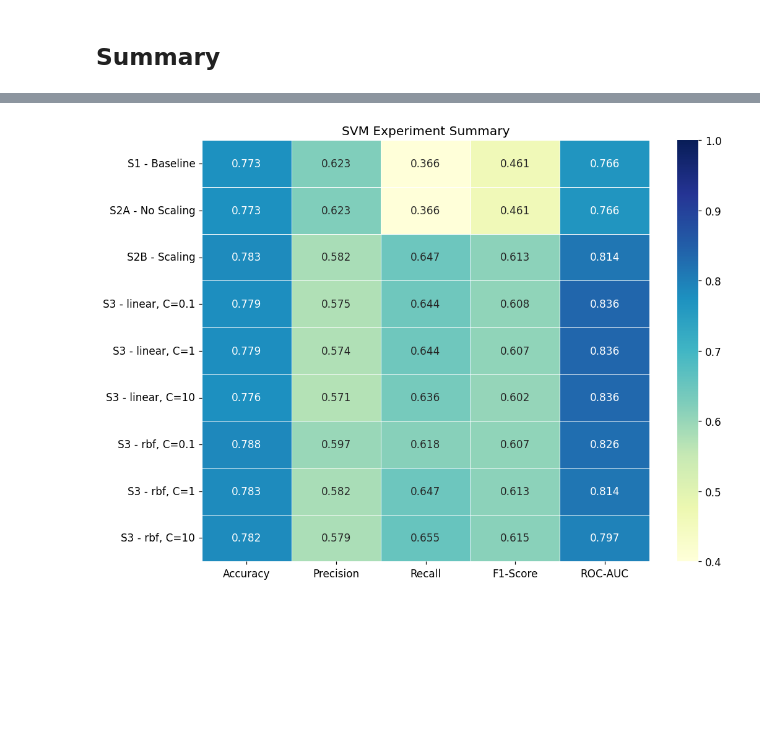
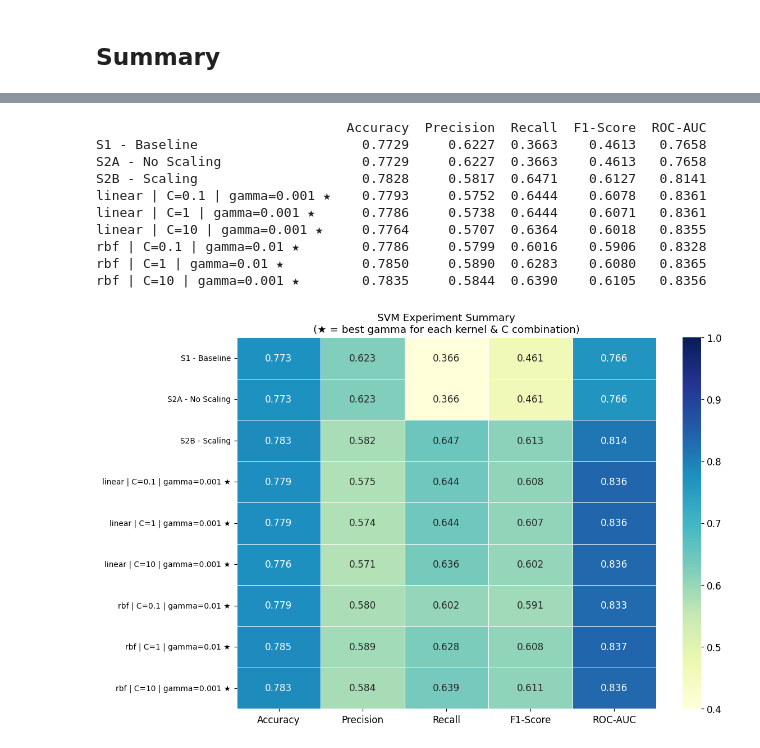
Before and after one commit to lemodoescoding/fp-ml-2026, a Jupyter notebook: svm.ipynb, the cells around one changed output, grey strips where cells are left out. Cells and saved outputs as stored; diff of their text form; code cells hidden in the pictures; blank space fills up the shorter version.

```diff
--- a/svm.ipynb
+++ b/svm.ipynb
@@ -727,17 +803,61 @@ S3 - rbf, C=10        0.7821     0.5792  0.6551    0.6148   0.7972
 # %%
-fig, ax = plt.subplots(figsize=(10, 7))
+# Summary heatmap: S1/S2 baselines + best gamma per (kernel, C) combo
+best_s3_results = {}
+for kernel in ["linear", "rbf"]:
+    for c_val in [0.1, 1, 10]:
+        c_str = f"C={c_val}"
+        candidates = {
+            label: result
+            for label, result in scenario_3_results.items()
+            if label.startswith(kernel) and f"C={c_val}," in label
+        }
+        best_label, best_result = max(
+            candidates.items(),
+            key=lambda x: x[1]["metrics"]["ROC-AUC"],
+        )
+        # Extract gamma from label e.g. "linear, C=0.1, gamma=0.001"
+        gamma_str = best_label.split(", ")[2]  # 'gamma=0.001'
+        row_label = f"{kernel} | {c_str} | {gamma_str} ★"
+        best_s3_results[row_label] = best_result["metrics"]
+
+summary_results = {
+    "S1 - Baseline":    baseline_result["metrics"],
+    "S2A - No Scaling": no_scaling_result["metrics"],
+    "S2B - Scaling":    scaling_result["metrics"],
+    **best_s3_results,
+}
+
+summary_df = pd.DataFrame(summary_results).T.round(4)
+print(summary_df.to_string())
+
+fig, ax = plt.subplots(figsize=(11, 7))
 sns.heatmap(
     summary_df,
     annot=True,
     fmt=".3f",
     cmap="YlGnBu",
     linewidths=0.5,
     ax=ax,
     vmin=0.4,
     vmax=1.0,
 )
-ax.set_title("SVM Experiment Summary")
+ax.set_yticklabels(ax.get_yticklabels(), rotation=0, fontsize=9)
+ax.set_title(
+    "SVM Experiment Summary\n"
+    "(★ = best gamma for each kernel & C combination)",
+    fontsize=12,
+)
 plt.tight_layout()
 plt.show()
 # %% [output]
+                                Accuracy  Precision  Recall  F1-Score  ROC-AUC
+S1 - Baseline                     0.7729     0.6227  0.3663    0.4613   0.7658
+S2A - No Scaling                  0.7729     0.6227  0.3663    0.4613   0.7658
+S2B - Scaling                     0.7828     0.5817  0.6471    0.6127   0.8141
+linear | C=0.1 | gamma=0.001 ★    0.7793     0.5752  0.6444    0.6078   0.8361
+linear | C=1 | gamma=0.001 ★      0.7786     0.5738  0.6444    0.6071   0.8361
+linear | C=10 | gamma=0.001 ★     0.7764     0.5707  0.6364    0.6018   0.8355
+rbf | C=0.1 | gamma=0.01 ★        0.7786     0.5799  0.6016    0.5906   0.8328
+rbf | C=1 | gamma=0.01 ★          0.7850     0.5890  0.6283    0.6080   0.8365
+rbf | C=10 | gamma=0.001 ★        0.7835     0.5844  0.6390    0.6105   0.8356
-[figure, old version]
+[figure, new version]
```
Also changed, not shown: parts of 12 cells of this notebook, 1 other file.
